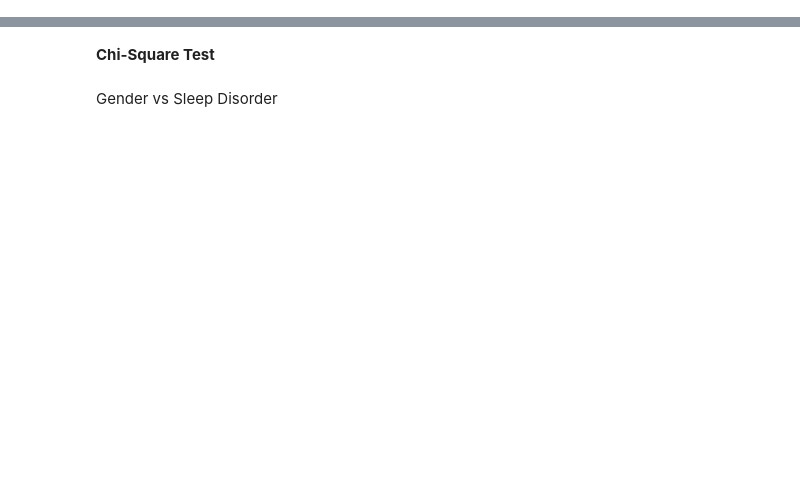
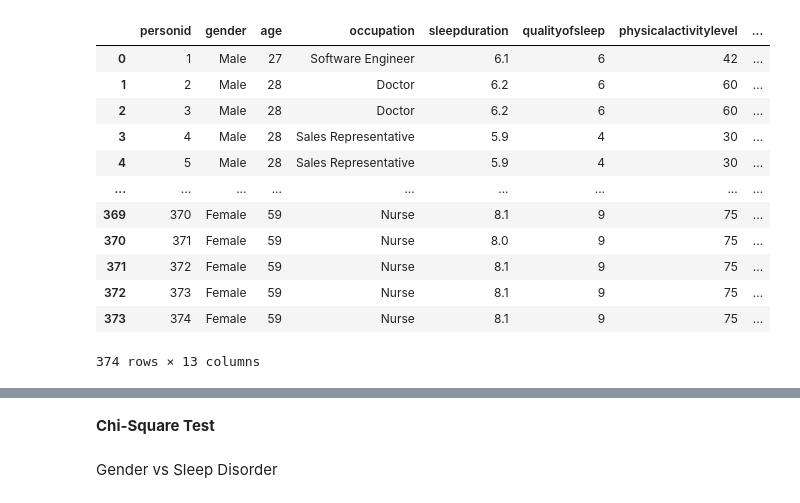
Before and after one commit to Helzheng123/datasci_5_statistics, a Jupyter notebook: datasci_5_statistics.ipynb, the cells around one changed output, grey strips where cells are left out. Drawn from its saved outputs; the diff is of its cells as text; code cells hidden in the pictures; blank space fills up the shorter version.

```diff
--- a/datasci_5_statistics.ipynb
+++ b/datasci_5_statistics.ipynb
@@ -6,0 +13,4 @@ from scipy.stats import chi2_contingency
+# %%
+# Read Data
+df = pd.read_csv('Sleep_health_and_lifestyle_dataset.csv')
+df
@@ -6,0 +31,27 @@ from scipy.stats import chi2_contingency
+# %%
+# Cleaning columns for dataset #1
+
+def clean_column(df):
+  def clean_name(name):
+        cleaned_name = re.sub(r'[^a-zA-Z0-9]', '', name)
+        return cleaned_name.lower()
+
+  df.columns = [clean_name(col) for col in df.columns]
+  return df
+
+clean_df = clean_column(df)
+clean_df
+# %% [output]
+|  | personid | gender | age | occupation | sleepduration | qualityofsleep | physicalactivitylevel | ... |
+| 0 | 1 | Male | 27 | Software Engineer | 6.1 | 6 | 42 | ... |
+| 1 | 2 | Male | 28 | Doctor | 6.2 | 6 | 60 | ... |
+| 2 | 3 | Male | 28 | Doctor | 6.2 | 6 | 60 | ... |
+| 3 | 4 | Male | 28 | Sales Representative | 5.9 | 4 | 30 | ... |
+| 4 | 5 | Male | 28 | Sales Representative | 5.9 | 4 | 30 | ... |
+| ... | ... | ... | ... | ... | ... | ... | ... | ... |
+| 369 | 370 | Female | 59 | Nurse | 8.1 | 9 | 75 | ... |
+| 370 | 371 | Female | 59 | Nurse | 8.0 | 9 | 75 | ... |
+| 371 | 372 | Female | 59 | Nurse | 8.1 | 9 | 75 | ... |
+| 372 | 373 | Female | 59 | Nurse | 8.1 | 9 | 75 | ... |
+| 373 | 374 | Female | 59 | Nurse | 8.1 | 9 | 75 | ... |
+374 rows × 13 columns
```
Also changed, not shown: parts of 31 cells of this notebook.
